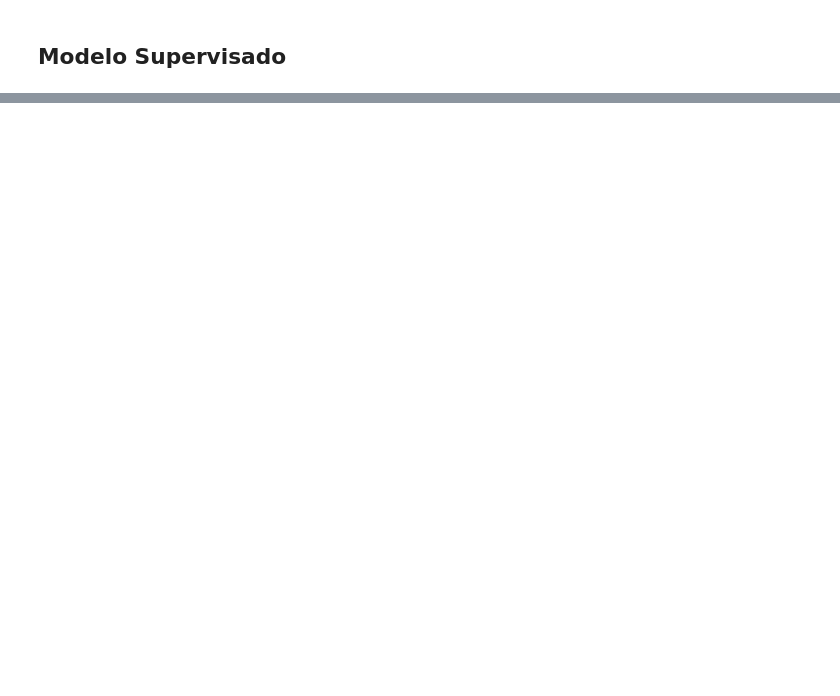
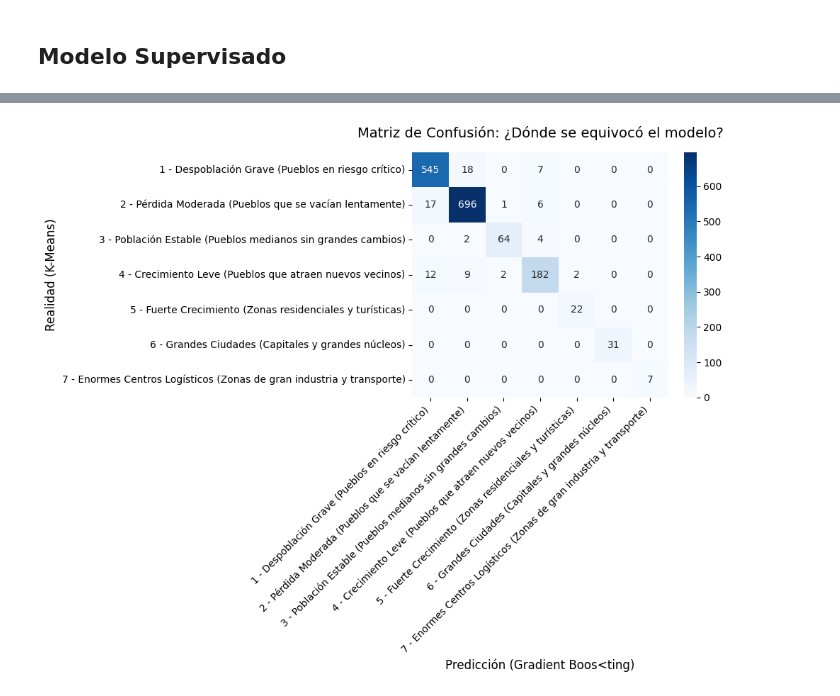
Before and after one commit to MartinEO2005/Proyecto_Big_Data_I, a Jupyter notebook: ML/ml_clustering.ipynb, the cells around one changed output, grey strips where cells are left out. Drawn from its saved outputs; the diff is of its cells as text; code cells hidden in the pictures; blank space fills up the shorter version.

```diff
--- a/ML/ml_clustering.ipynb
+++ b/ML/ml_clustering.ipynb
@@ -869,0 +877,21 @@ Passing `palette` without assigning `hue` is deprecated and will be removed in v
+# %%
+from sklearn.metrics import confusion_matrix
+import seaborn as sns
+
+plt.figure(figsize=(10, 8))
+# y_test es la realidad, pred_gb es lo que predijo el Gradient Boosting
+matriz = confusion_matrix(y_test, pred_gb)
+
+# sns.heatmap pinta la matriz con colores
+sns.heatmap(matriz, annot=True, fmt='d', cmap='Blues',
+            xticklabels=mejor_modelo.classes_,
+            yticklabels=mejor_modelo.classes_)
+
+plt.title('Matriz de Confusión: ¿Dónde se equivocó el modelo?', fontsize=14, pad=15)
+plt.ylabel('Realidad (K-Means)', fontsize=12)
+plt.xlabel('Predicción (Gradient Boos<ting)', fontsize=12)
+plt.xticks(rotation=45, ha='right')
+plt.tight_layout()
+plt.show()
+# %% [output]
+[figure, added]
```
Also changed, not shown: parts of 7 cells of this notebook.
